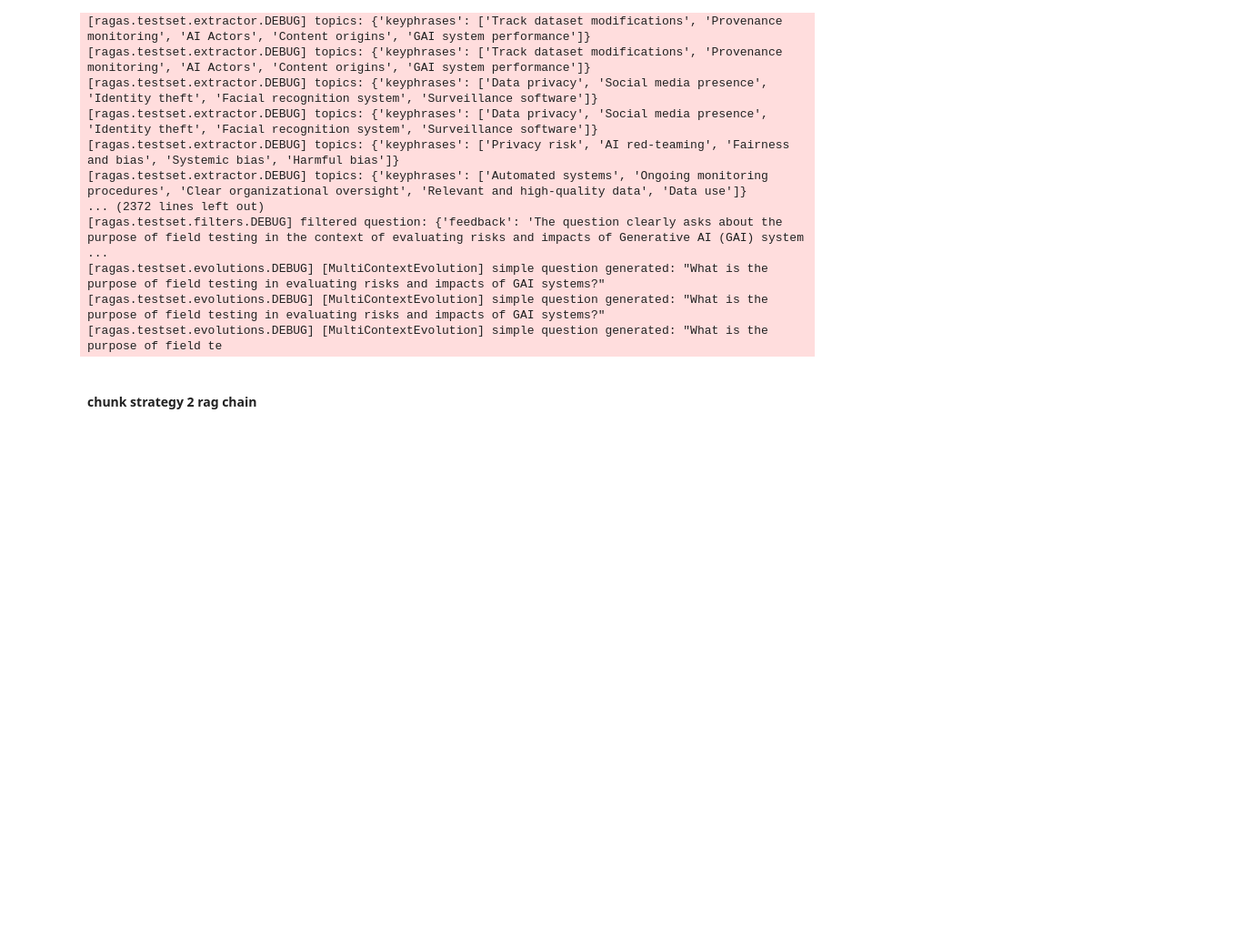
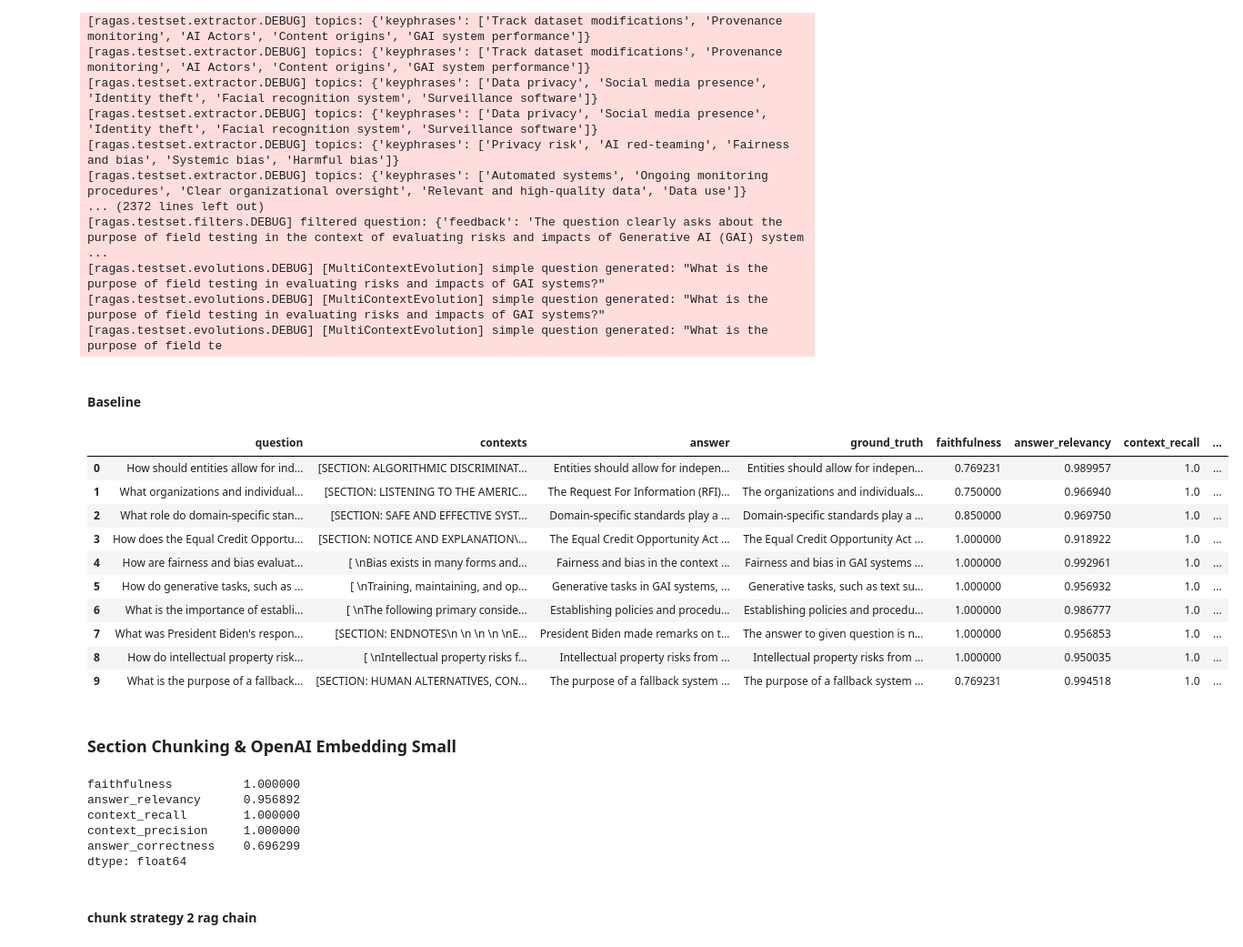
Before and after one commit to aaronsmoss3/aie4_midterm, a Jupyter notebook: midterm.ipynb, the cells around one changed output. Shown at 91% size. Saved outputs shown, nothing was run; the diff lists cells and outputs as text; code cells hidden in the pictures; blank space fills up the shorter version.

```diff
--- a/midterm.ipynb
+++ b/midterm.ipynb
@@ -471,6 +487,70 @@ test_df = testset.to_pandas()
 # %%
 test_questions = test_df["question"].values.tolist()
 test_groundtruths = test_df["ground_truth"].values.tolist()
+# %% [markdown]
+#### Baseline
+# %%
+answers = []
+contexts = []
+
+for question in test_questions:
+  response = base_org_retrieval_augmented_qa_chain.invoke({"question" : question})
+  answers.append(response["response"].content)
+  contexts.append([context.page_content for context in response["context"]]) # 3.5 mins
+# %%
+from datasets import Dataset
+
+response_dataset = Dataset.from_dict({
+    "question" : test_questions,
+    "answer" : answers,
+    "contexts" : contexts,
+    "ground_truth" : test_groundtruths
+})
+# %%
+from ragas import evaluate
+from ragas.metrics import (
+    faithfulness,
+    answer_relevancy,
+    answer_correctness,
+    context_recall,
+    context_precision,
+)
+
+metrics = [
+    faithfulness,
+    answer_relevancy,
+    context_recall,
+    context_precision,
+    answer_correctness,
+]
+# %%
+base_results = evaluate(response_dataset, metrics) # 3 mins
+# %%
+base_org_results_df = base_results.to_pandas()
+base_org_results_df.head(10)
+# %% [output]
+|  | question | contexts | answer | ground_truth | faithfulness | answer_relevancy | context_recall | ... |
+| 0 | How should entities allow for ind... | [SECTION: ALGORITHMIC DISCRIMINAT... | Entities should allow for indepen... | Entities should allow for indepen... | 0.769231 | 0.989957 | 1.0 | ... |
+| 1 | What organizations and individual... | [SECTION: LISTENING TO THE AMERIC... | The Request For Information (RFI)... | The organizations and individuals... | 0.750000 | 0.966940 | 1.0 | ... |
+| 2 | What role do domain-specific stan... | [SECTION: SAFE AND EFFECTIVE SYST... | Domain-specific standards play a ... | Domain-specific standards play a ... | 0.850000 | 0.969750 | 1.0 | ... |
+| 3 | How does the Equal Credit Opportu... | [SECTION: NOTICE AND EXPLANATION\... | The Equal Credit Opportunity Act ... | The Equal Credit Opportunity Act ... | 1.000000 | 0.918922 | 1.0 | ... |
+| 4 | How are fairness and bias evaluat... | [ \nBias exists in many forms and... | Fairness and bias in the context ... | Fairness and bias in GAI systems ... | 1.000000 | 0.992961 | 1.0 | ... |
+| 5 | How do generative tasks, such as ... | [ \nTraining, maintaining, and op... | Generative tasks in GAI systems, ... | Generative tasks, such as text su... | 1.000000 | 0.956932 | 1.0 | ... |
+| 6 | What is the importance of establi... | [ \nThe following primary conside... | Establishing policies and procedu... | Establishing policies and procedu... | 1.000000 | 0.986777 | 1.0 | ... |
+| 7 | What was President Biden's respon... | [SECTION: ENDNOTES\n \n \n \n \nE... | President Biden made remarks on t... | The answer to given question is n... | 1.000000 | 0.956853 | 1.0 | ... |
+| 8 | How do intellectual property risk... | [ \nIntellectual property risks f... | Intellectual property risks from ... | Intellectual property risks from ... | 1.000000 | 0.950035 | 1.0 | ... |
+| 9 | What is the purpose of a fallback... | [SECTION: HUMAN ALTERNATIVES, CON... | The purpose of a fallback system ... | The purpose of a fallback system ... | 0.769231 | 0.994518 | 1.0 | ... |
+# %% [markdown]
+### Section Chunking & OpenAI Embedding Small
+# %%
+base_org_results_df.iloc[:,4:].median()
+# %% [output]
+faithfulness          1.000000
+answer_relevancy      0.956892
+context_recall        1.000000
+context_precision     1.000000
+answer_correctness    0.696299
+dtype: float64
 # %% [markdown]
 #### chunk strategy 2 rag chain
 # %%
```
Also changed, not shown: parts of 13 cells of this notebook, 1 other file.
